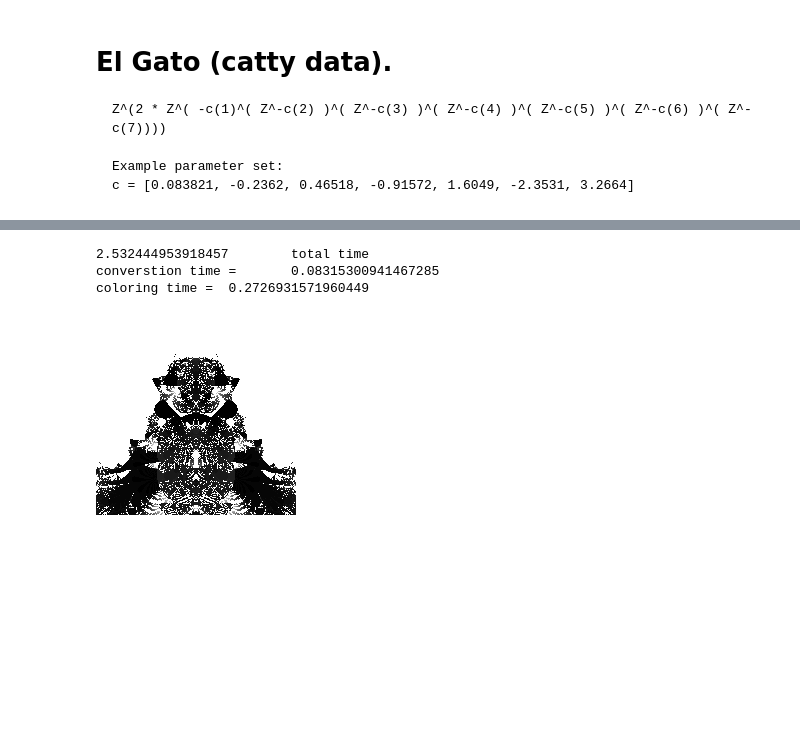
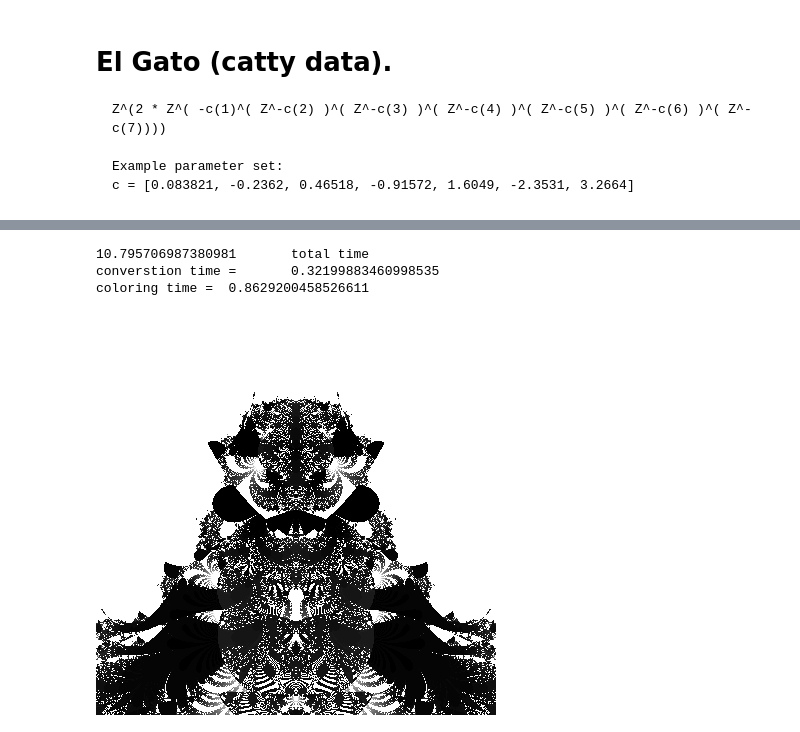
Before and after one commit to dlanier/FlyingMachineFractal, a Jupyter notebook: fig_notebooks/ElGato.ipynb, the cells around one changed output, grey strips where cells are left out. Saved outputs shown, nothing was run; the diff lists cells and outputs as text; code cells hidden in the pictures; blank space fills up the shorter version.

```diff
--- a/fig_notebooks/ElGato.ipynb
+++ b/fig_notebooks/ElGato.ipynb
@@ -96,36 +90,36 @@ coloring time:   7.2845940589904785
 # %%
 #                                        smaller -> view individual escape time sets -- "iconic"
-par_set = {'n_rows': 200, 'n_cols': 200}
+par_set = {'n_rows': 400, 'n_cols': 400}
 par_set['center_point'] = -1.3 + 0.0*1j
 par_set['theta'] = -np.pi / 2
 par_set['zoom'] = 1/4
 
-par_set['it_max'] = 40
+par_set['it_max'] = 48
 par_set['max_d'] = 10 / par_set['zoom']
 par_set['dir_path'] = os.getcwd()
 
 p = [0.083821, -0.2362, 0.46518, -0.91572, 1.6049, -2.3531, 3.2664]
 
 list_tuple = [(ElGato, (p))]
 
 t0 = time.time()
 ET_sm, Z_sm, Z0_sm = ig.get_primitives(list_tuple, par_set)
 print(time.time() - t0, '\t total time')
 
 #                  escape time graphical norm
 t0 = time.time()
 Zd_sm, Zr_sm, ETn_sm = ncp.etg_norm(Z0_sm, Z_sm, ET_sm)
 print('converstion time =\t', time.time() - t0)
 
 t0 = time.time()
 ETd = ncp.mat_to_gray(ETn_sm)
 print('coloring time =\t',time.time() - t0)
 display(ETd)
 # %% [output]
-2.532444953918457        total time
-converstion time =       0.08315300941467285
-coloring time =  0.2726931571960449
+10.795706987380981       total time
+converstion time =       0.32199883460998535
+coloring time =  0.8629200458526611
-[figure, old version]
+[figure, new version]
 # %%
 #                  Distance at Escape Time: lighter traveled further
 t0 = time.time()
```
Also changed, not shown: parts of 10 cells of this notebook.
